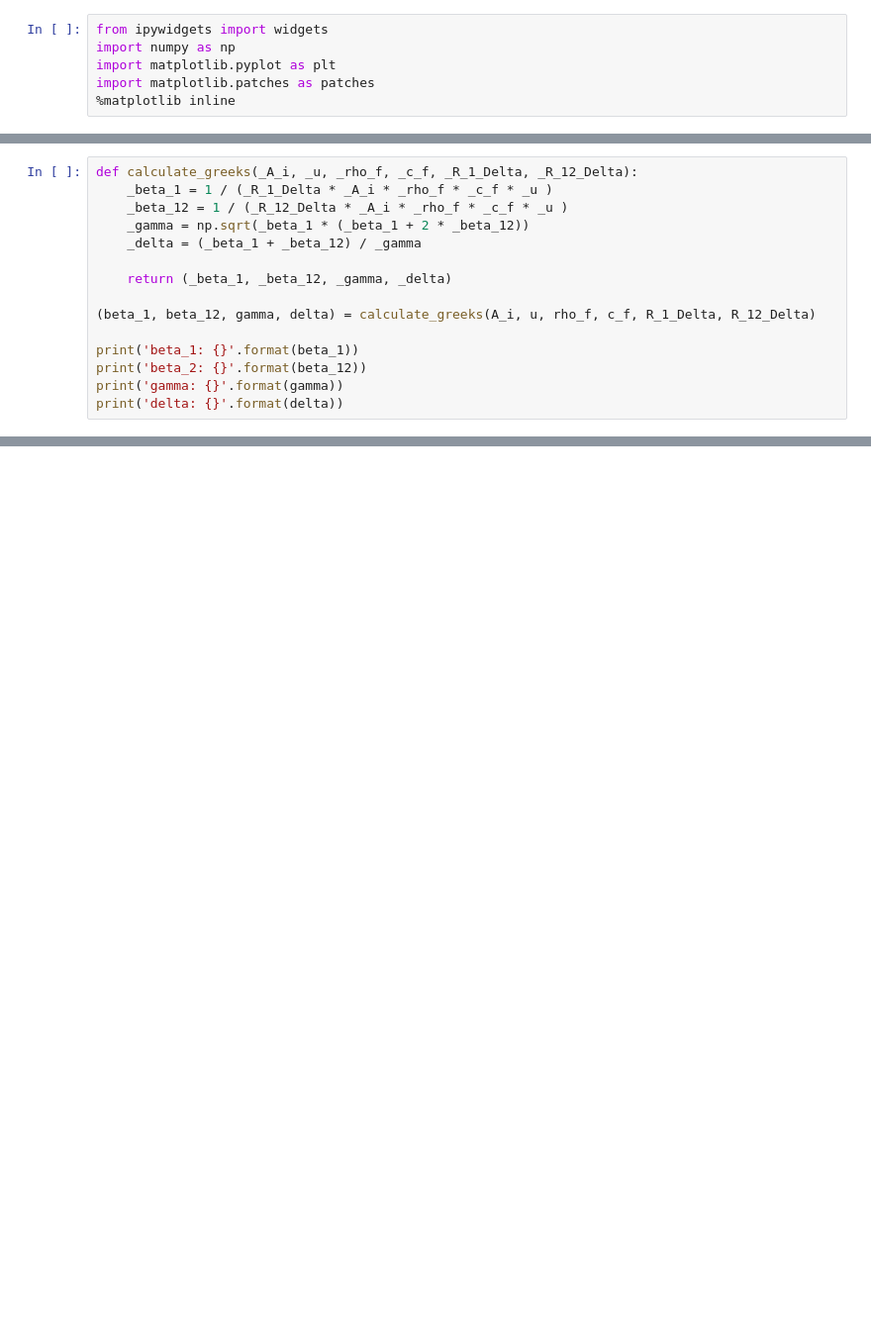
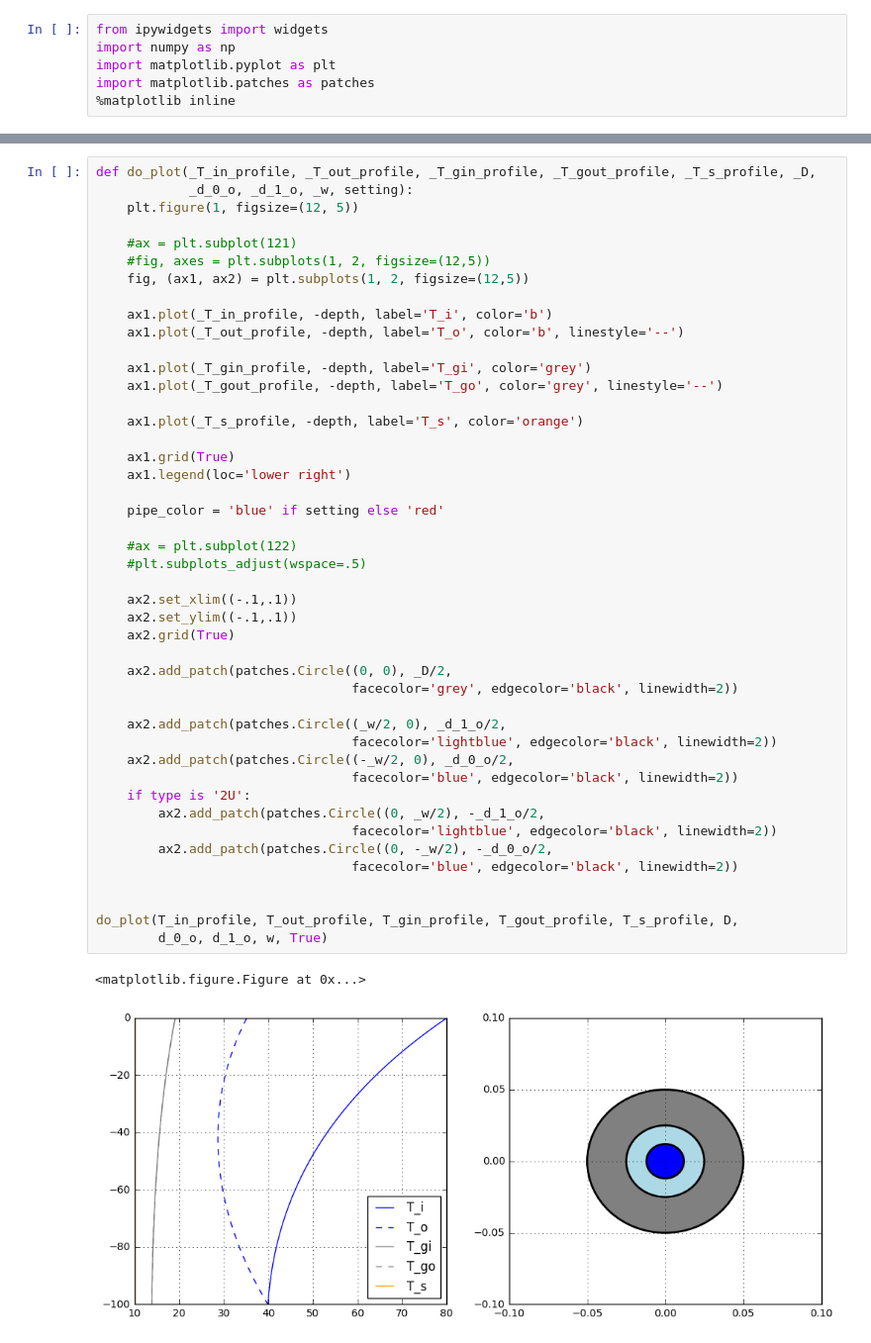
Before and after one commit to drjod/jupyter, a Jupyter notebook: eskilson_steady.ipynb, the cells around one changed output, grey strips where cells are left out. Shown at 99% size. Saved outputs shown, nothing was run; the diff lists cells and outputs as text; blank space fills up the shorter version.

```diff
--- a/eskilson_steady.ipynb
+++ b/eskilson_steady.ipynb
@@ -396,15 +6,0 @@ R_12_Delta: 7.92284949224
-# %%
-def calculate_greeks(_A_i, _u, _rho_f, _c_f, _R_1_Delta, _R_12_Delta):
-    _beta_1 = 1 / (_R_1_Delta * _A_i * _rho_f * _c_f * _u )
-    _beta_12 = 1 / (_R_12_Delta * _A_i * _rho_f * _c_f * _u )
-    _gamma = np.sqrt(_beta_1 * (_beta_1 + 2 * _beta_12))
-    _delta = (_beta_1 + _beta_12) / _gamma
-
-    return (_beta_1, _beta_12, _gamma, _delta)
-
-(beta_1, beta_12, gamma, delta) = calculate_greeks(A_i, u, rho_f, c_f, R_1_Delta, R_12_Delta)
-
-print('beta_1: {}'.format(beta_1))
-print('beta_2: {}'.format(beta_12))
-print('gamma: {}'.format(gamma))
-print('delta: {}'.format(delta))
@@ -621,0 +780,48 @@ Setup: True  Constraint1: 0.0815  Constraint 2: 0.0434
+# %%
+def do_plot(_T_in_profile, _T_out_profile, _T_gin_profile, _T_gout_profile, _T_s_profile, _D,
+            _d_0_o, _d_1_o, _w, setting):
+    plt.figure(1, figsize=(12, 5))
+
+    #ax = plt.subplot(121)
+    #fig, axes = plt.subplots(1, 2, figsize=(12,5))
+    fig, (ax1, ax2) = plt.subplots(1, 2, figsize=(12,5))
+
+    ax1.plot(_T_in_profile, -depth, label='T_i', color='b')
+    ax1.plot(_T_out_profile, -depth, label='T_o', color='b', linestyle='--')
+
+    ax1.plot(_T_gin_profile, -depth, label='T_gi', color='grey')
+    ax1.plot(_T_gout_profile, -depth, label='T_go', color='grey', linestyle='--')
+
+    ax1.plot(_T_s_profile, -depth, label='T_s', color='orange')
+
+    ax1.grid(True)
+    ax1.legend(loc='lower right')
+
+    pipe_color = 'blue' if setting else 'red'
+
+    #ax = plt.subplot(122)
+    #plt.subplots_adjust(wspace=.5)
+
+    ax2.set_xlim((-.1,.1))
+    ax2.set_ylim((-.1,.1))
+    ax2.grid(True)
+
+    ax2.add_patch(patches.Circle((0, 0), _D/2,
+                                 facecolor='grey', edgecolor='black', linewidth=2))
+
+    ax2.add_patch(patches.Circle((_w/2, 0), _d_1_o/2,
+                                 facecolor='lightblue', edgecolor='black', linewidth=2))
+    ax2.add_patch(patches.Circle((-_w/2, 0), _d_0_o/2,
+                                 facecolor='blue', edgecolor='black', linewidth=2))
+    if type is '2U':
+        ax2.add_patch(patches.Circle((0, _w/2), -_d_1_o/2,
+                                 facecolor='lightblue', edgecolor='black', linewidth=2))
+        ax2.add_patch(patches.Circle((0, -_w/2), -_d_0_o/2,
+                                 facecolor='blue', edgecolor='black', linewidth=2))
+
+
+do_plot(T_in_profile, T_out_profile, T_gin_profile, T_gout_profile, T_s_profile, D,
+        d_0_o, d_1_o, w, True)
+# %% [output]
+<matplotlib.figure.Figure at 0x...>
+[figure, added]
```
Also changed, not shown: parts of 39 cells of this notebook.
